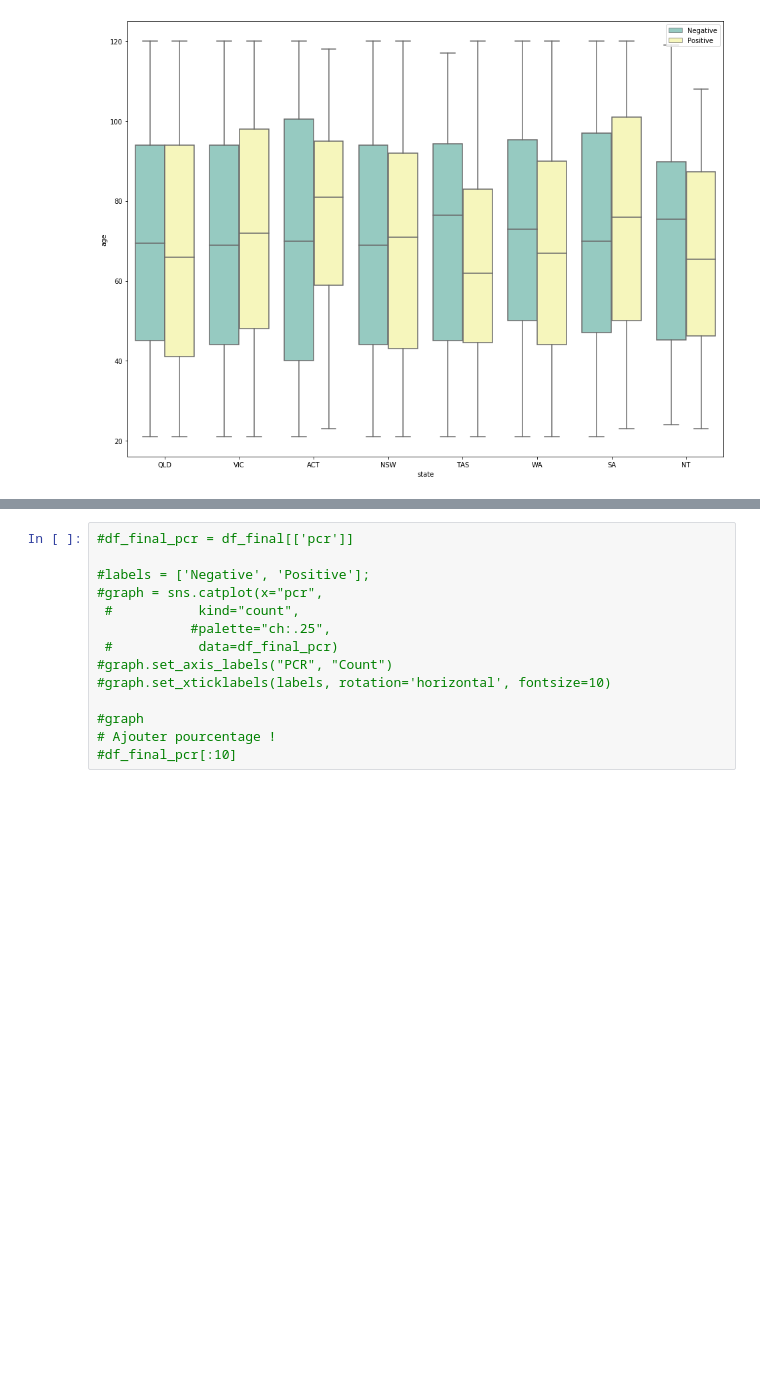
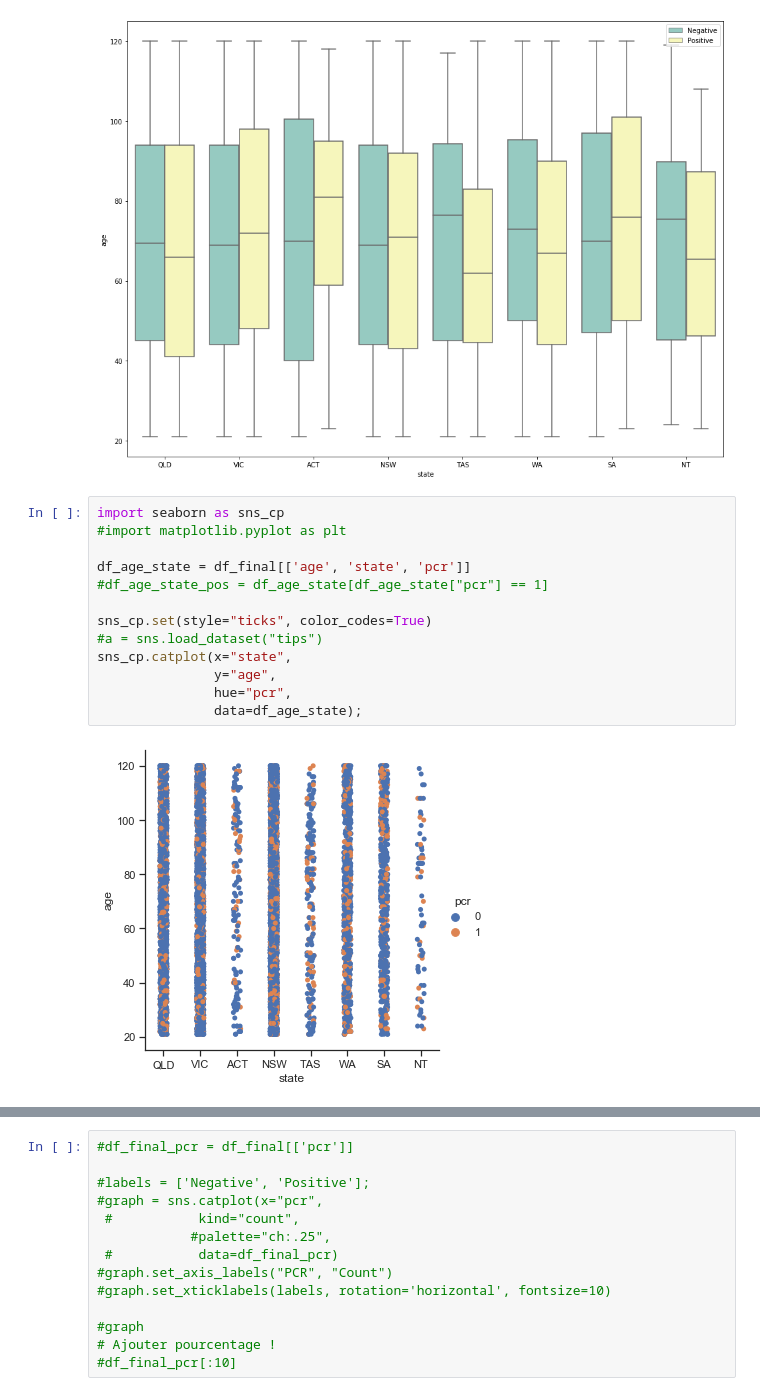
Before and after one commit to Y-EK/Data_Analytics_Python_Covid-19, a Jupyter notebook: data_analytics_NB.ipynb, the cells around one changed output, grey strips where cells are left out. Cells and saved outputs as stored; diff of their text form; blank space fills up the shorter version.

```diff
--- a/data_analytics_NB.ipynb
+++ b/data_analytics_NB.ipynb
@@ -141,3 +153,18 @@ plt.legend(loc='upper right')
 # %% [output]
 <matplotlib.legend.Legend at 0x...>
 [figure]
+# %%
+import seaborn as sns_cp
+#import matplotlib.pyplot as plt
+
+df_age_state = df_final[['age', 'state', 'pcr']]
+#df_age_state_pos = df_age_state[df_age_state["pcr"] == 1]
+
+sns_cp.set(style="ticks", color_codes=True)
+#a = sns.load_dataset("tips")
+sns_cp.catplot(x="state",
+               y="age",
+               hue="pcr",
+               data=df_age_state);
+# %% [output]
+[figure, added]
```
Also changed, not shown: parts of 8 cells of this notebook.
